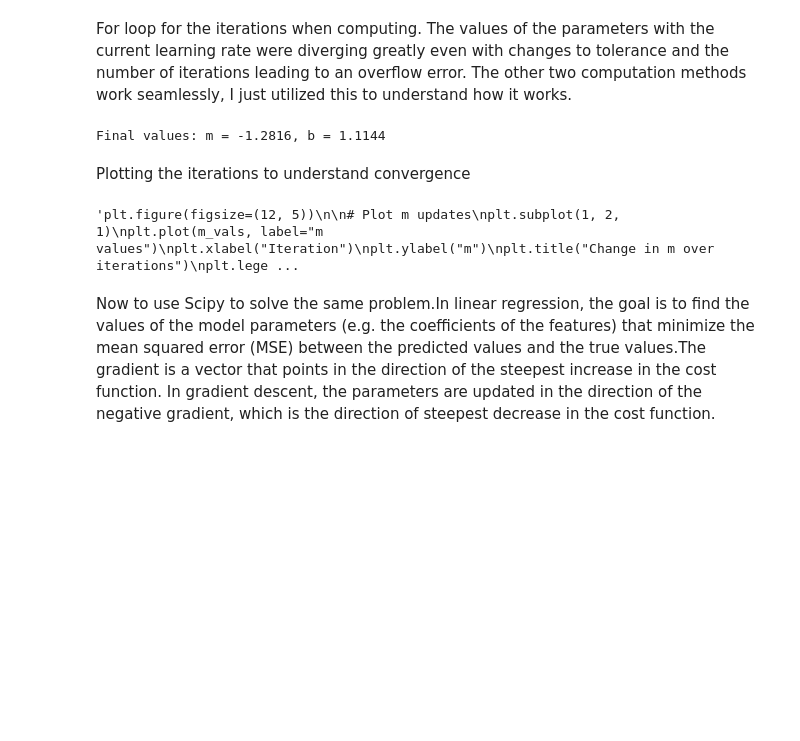
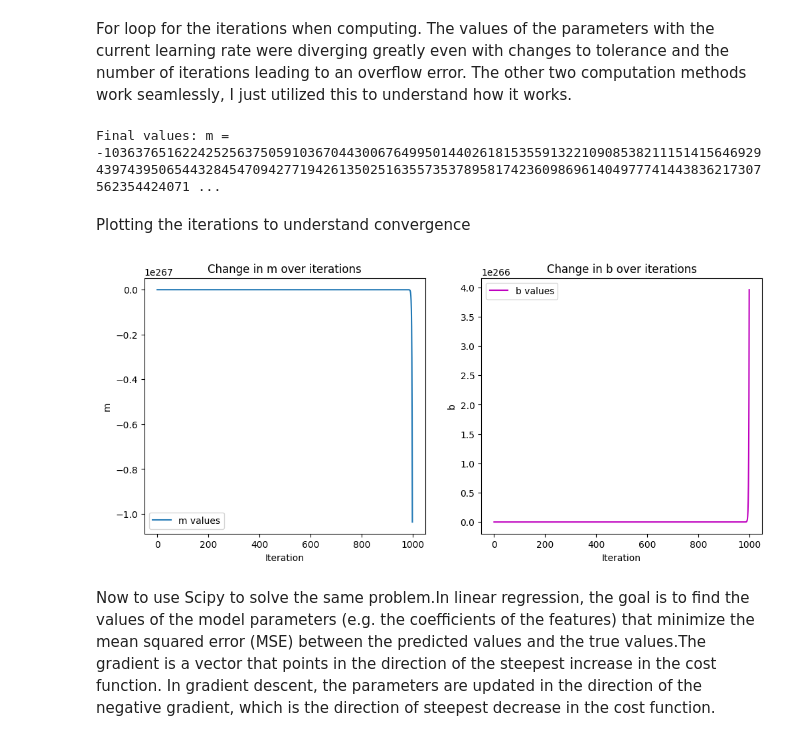
Before and after one commit to jkeza1/distribution_grp1, a Jupyter notebook: Gradient_Descent.ipynb, the cells around one changed output. Drawn from its saved outputs; the diff is of its cells as text; code cells hidden in the pictures; blank space fills up the shorter version.

```diff
--- a/Gradient_Descent.ipynb
+++ b/Gradient_Descent.ipynb
@@ -27,7 +27,8 @@ cost_vals =[]
 # %% [markdown]
 Computing the cost function to find the Mean Square Error.
 # %%
-def cost_function(m, b):
+def cost_function(params):
+  m, b = params
   y_pred = m*X + b
   mse = np.mean((y_pred - y)**2)
   return mse
@@ -43,11 +44,11 @@ def gradients(m, b):
 # %% [markdown]
 Gradient Descent Loop
 # %%
-prev_cost = cost_function(m, b)
+prev_cost = cost_function([m, b])
 # %% [markdown]
 For loop for the iterations when computing. The values of the parameters with the current learning rate were diverging greatly even with changes to tolerance and the number of iterations leading to an overflow error. The other two computation methods work seamlessly, I just utilized this to understand how it works.
 # %%
-"""for i in range(max_iters):
+for i in range(max_iters):
     dJ_dm, dJ_db = gradients(m, b)  # Compute gradients
     m -= alpha * dJ_dm  # Update slope
     b -= alpha * dJ_db  # Update intercept
@@ -55,7 +56,7 @@ For loop for the iterations when computing. The values of the parameters with th
     # Store values for visualization
     m_vals.append(m)
     b_vals.append(b)
-    cost = cost_function(m, b)
+    cost = cost_function([m, b])
     cost_vals.append(cost)
 
     # Check for convergence
@@ -64,33 +65,33 @@ For loop for the iterations when computing. The values of the parameters with th
         break
     prev_cost = cost
 
-print(f"Final values: m = {m:.4f}, b = {b:.4f}")"""
+print(f"Final values: m = {m:.4f}, b = {b:.4f}")
 # %% [output]
-Final values: m = -1.2816, b = 1.1144
+Final values: m = -1036376516224252563750591036704430067649950144026181535591322109085382111514156469294397439506544328454709427719426135025163557353789581742360986961404977741443836217307562354424071 ...
 # %% [markdown]
 Plotting the iterations to understand convergence
 # %%
-"""plt.figure(figsize=(12, 5))
+plt.figure(figsize=(12, 5))
 
 # Plot m updates
 plt.subplot(1, 2, 1)
 plt.plot(m_vals, label="m values")
 plt.xlabel("Iteration")
 plt.ylabel("m")
 plt.title("Change in m over iterations")
 plt.legend()
 
 # Plot b updates
 plt.subplot(1, 2, 2)
 plt.plot(b_vals, label="b values", color='m')
 plt.xlabel("Iteration")
 plt.ylabel("b")
 plt.title("Change in b over iterations")
 plt.legend()
 
-plt.show()"""
+plt.show()
 # %% [output]
-'plt.figure(figsize=(12, 5))\n\n# Plot m updates\nplt.subplot(1, 2, 1)\nplt.plot(m_vals, label="m values")\nplt.xlabel("Iteration")\nplt.ylabel("m")\nplt.title("Change in m over iterations")\nplt.lege ...
+[figure, added]
 # %% [markdown]
 Now to use Scipy to solve the same problem.In linear regression, the goal is to find the values of the model parameters (e.g. the coefficients of the features) that minimize the mean squared error (MSE) between the predicted values and the true values.The gradient is a vector that points in the direction of the steepest increase in the cost function. In gradient descent, the parameters are updated in the direction of the negative gradient, which is the direction of steepest decrease in the cost function.
 # %%
```
